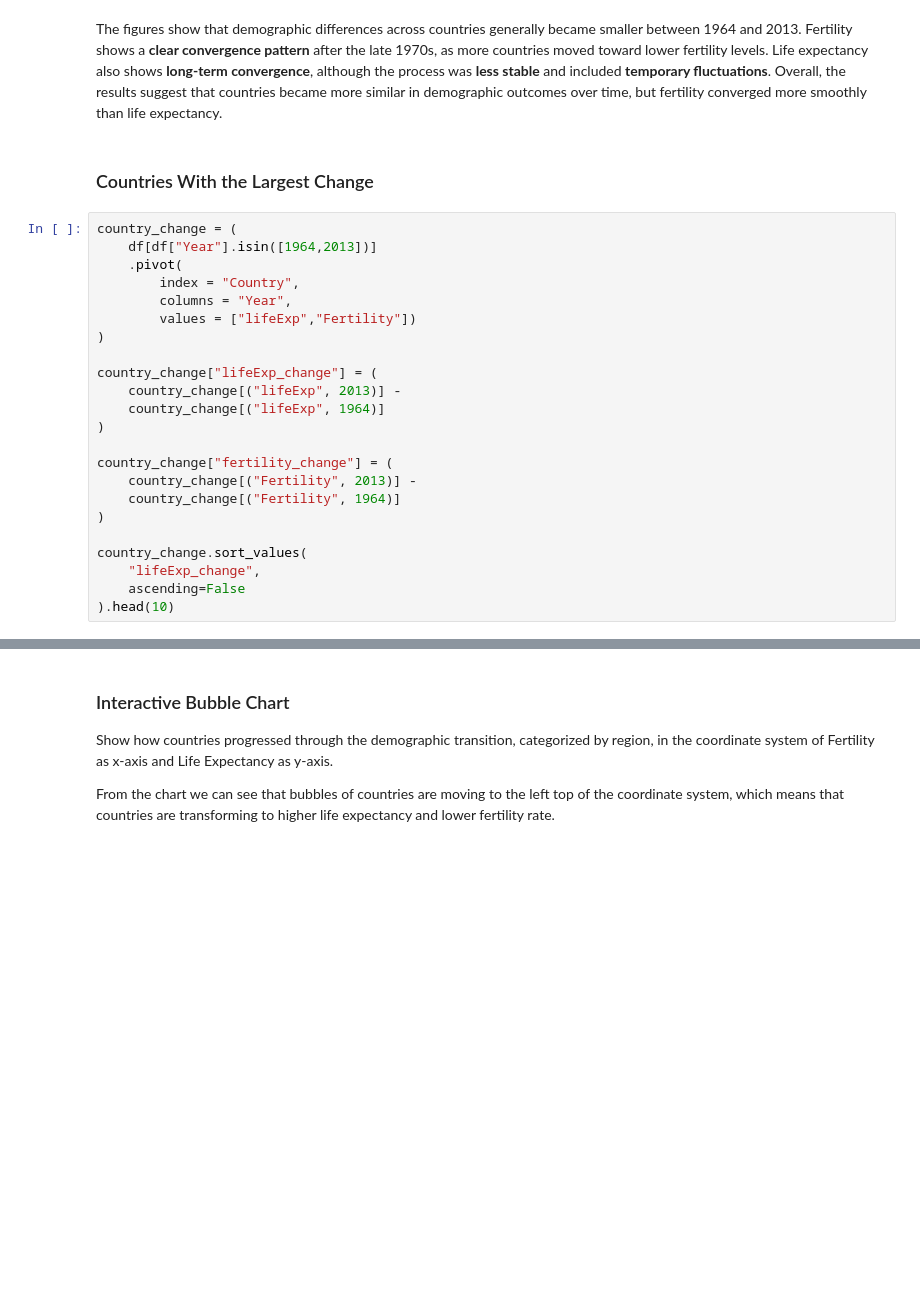
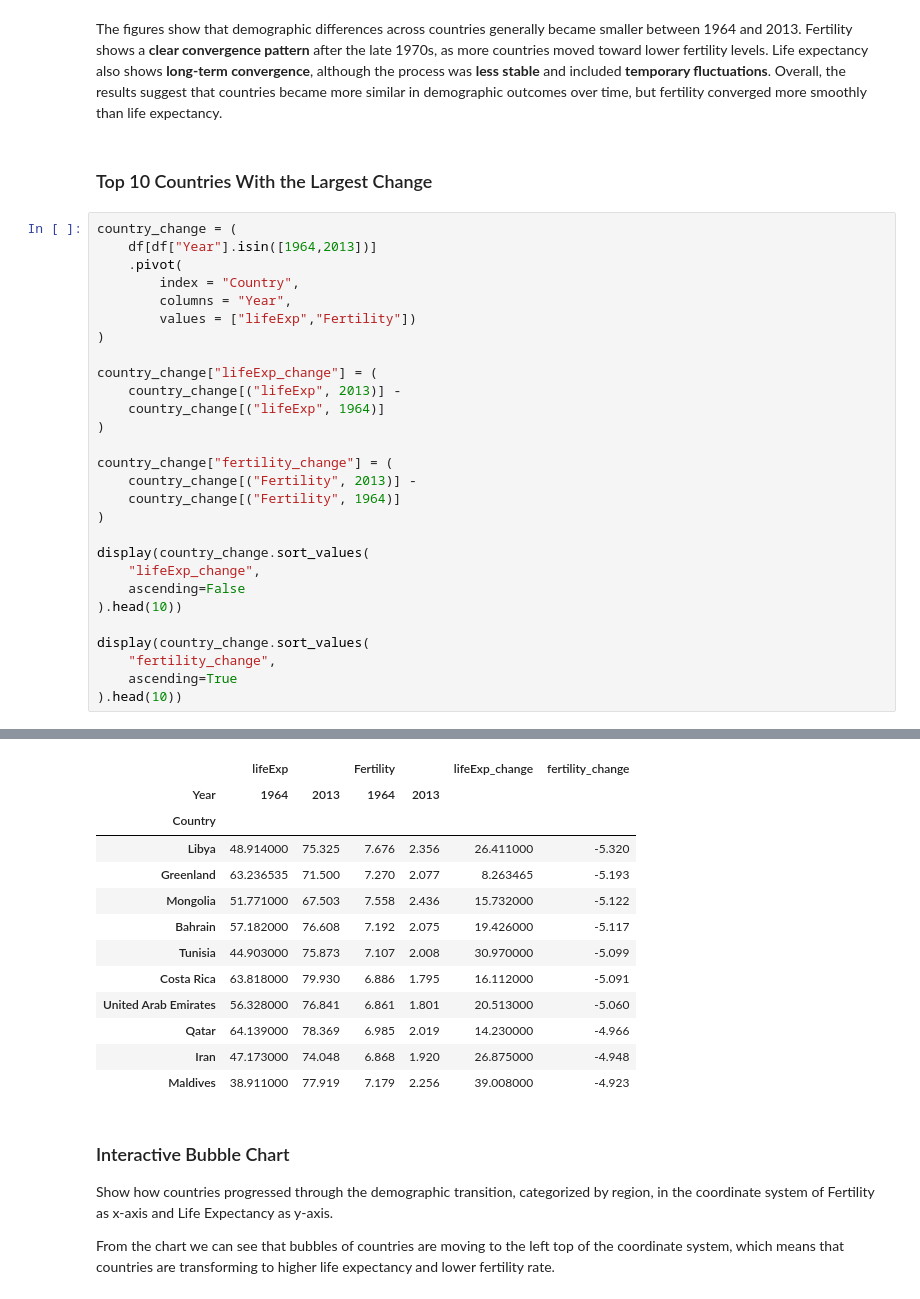
Before and after one commit to waao7749/final-project, a Jupyter notebook: Visualizing Life Expectancy & Fertility.ipynb, the cells around one changed output, grey strips where cells are left out. Saved outputs shown, nothing was run; the diff lists cells and outputs as text; blank space fills up the shorter version.

```diff
--- a/Visualizing Life Expectancy & Fertility.ipynb
+++ b/Visualizing Life Expectancy & Fertility.ipynb
@@ -131,7 +131,7 @@ fig2.show()
 # %% [markdown]
 The figures show that demographic differences across countries generally became smaller between 1964 and 2013. Fertility shows a **clear convergence pattern** after the late 1970s, as more countries moved toward lower fertility levels. Life expectancy also shows **long-term convergence**, although the process was **less stable** and included **temporary fluctuations**. Overall, the results suggest that countries became more similar in demographic outcomes over time, but fertility converged more smoothly than life expectancy.
 # %% [markdown]
-### Countries With the Largest Change
+### Top 10 Countries With the Largest Change
 # %%
 country_change = (
     df[df["Year"].isin([1964,2013])]
@@ -140,35 +140,53 @@ country_change = (
         columns = "Year",
         values = ["lifeExp","Fertility"])
 )
 
 country_change["lifeExp_change"] = (
     country_change[("lifeExp", 2013)] -
     country_change[("lifeExp", 1964)]
 )
 
 country_change["fertility_change"] = (
     country_change[("Fertility", 2013)] -
     country_change[("Fertility", 1964)]
 )
 
-country_change.sort_values(
+display(country_change.sort_values(
     "lifeExp_change",
     ascending=False
-).head(10)
+).head(10))
+
+display(country_change.sort_values(
+    "fertility_change",
+    ascending=True
+).head(10))
 # %% [output]
 |  | lifeExp |  | Fertility |  | lifeExp_change | fertility_change |
 | Year | 1964 | 2013 | 1964 | 2013 |  |  |
 | Country |  |  |  |  |  |  |
 | Maldives | 38.911 | 77.919 | 7.179 | 2.256 | 39.008 | -4.923 |
 | Bhutan | 33.827 | 68.294 | 6.670 | 2.232 | 34.467 | -4.438 |
 | Timor-Leste | 35.724 | 67.538 | 6.347 | 5.855 | 31.814 | -0.492 |
 | Tunisia | 44.903 | 75.873 | 7.107 | 2.008 | 30.970 | -5.099 |
 | Oman | 45.895 | 76.552 | 7.263 | 2.853 | 30.657 | -4.410 |
 | Cambodia | 41.900 | 71.916 | 6.909 | 2.861 | 30.016 | -4.048 |
 | Nepal | 40.071 | 68.410 | 5.997 | 2.300 | 28.339 | -3.697 |
 | Western Sahara | 39.880 | 67.764 | 6.562 | 2.363 | 27.884 | -4.199 |
 | Saudi Arabia | 47.781 | 75.479 | 7.257 | 2.644 | 27.698 | -4.613 |
 | Afghanistan | 33.639 | 60.947 | 7.671 | 4.900 | 27.308 | -2.771 |
+|  | lifeExp |  | Fertility |  | lifeExp_change | fertility_change |
+| Year | 1964 | 2013 | 1964 | 2013 |  |  |
+| Country |  |  |  |  |  |  |
+| Libya | 48.914000 | 75.325 | 7.676 | 2.356 | 26.411000 | -5.320 |
+| Greenland | 63.236535 | 71.500 | 7.270 | 2.077 | 8.263465 | -5.193 |
+| Mongolia | 51.771000 | 67.503 | 7.558 | 2.436 | 15.732000 | -5.122 |
+| Bahrain | 57.182000 | 76.608 | 7.192 | 2.075 | 19.426000 | -5.117 |
+| Tunisia | 44.903000 | 75.873 | 7.107 | 2.008 | 30.970000 | -5.099 |
+| Costa Rica | 63.818000 | 79.930 | 6.886 | 1.795 | 16.112000 | -5.091 |
+| United Arab Emirates | 56.328000 | 76.841 | 6.861 | 1.801 | 20.513000 | -5.060 |
+| Qatar | 64.139000 | 78.369 | 6.985 | 2.019 | 14.230000 | -4.966 |
+| Iran | 47.173000 | 74.048 | 6.868 | 1.920 | 26.875000 | -4.948 |
+| Maldives | 38.911000 | 77.919 | 7.179 | 2.256 | 39.008000 | -4.923 |
 # %% [markdown]
 ### Interactive Bubble Chart
 Show how countries progressed through the demographic transition, categorized by region, in the coordinate system of Fertility as x-axis and Life Expectancy as y-axis.
```
Also changed, not shown: parts of 11 cells of this notebook, 3 other files.
